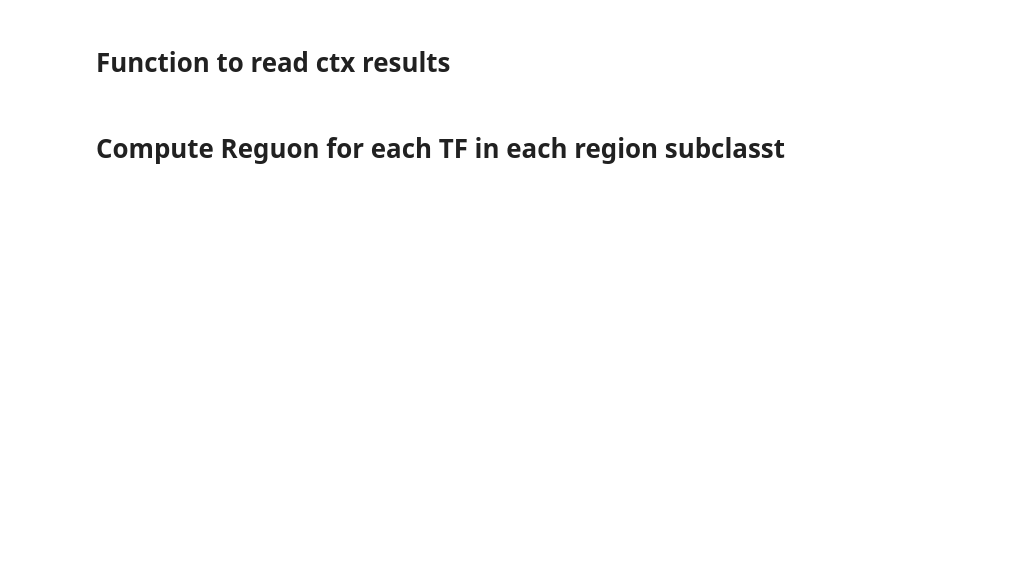
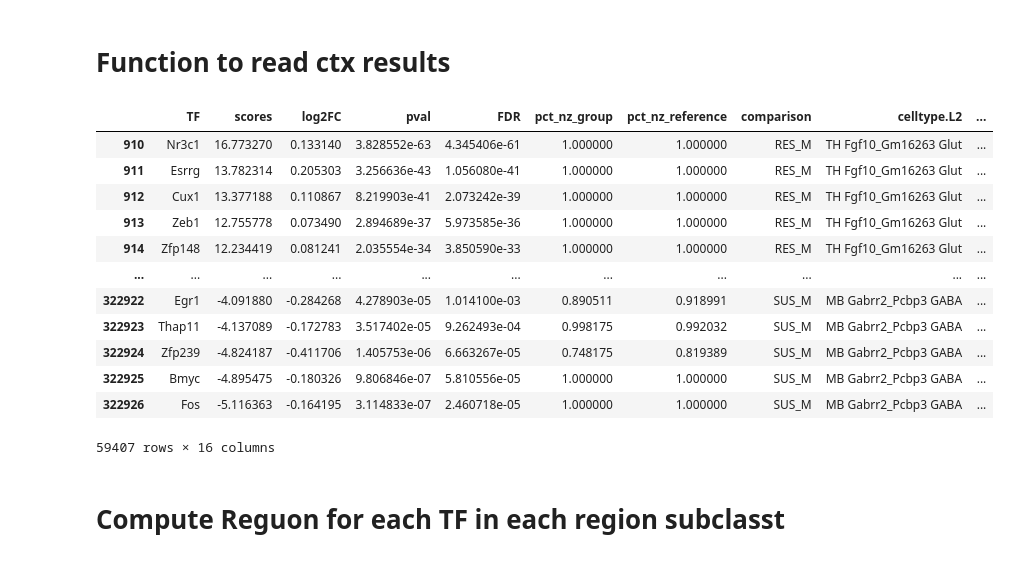
Before and after one commit to juychen/scmmd, a Jupyter notebook: 16snscenicAUC.ipynb, the cells around one changed output. Drawn from its saved outputs; the diff is of its cells as text; code cells hidden in the pictures; blank space fills up the shorter version.

```diff
--- a/16snscenicAUC.ipynb
+++ b/16snscenicAUC.ipynb
@@ -541,4 +580,20 @@ df_all['TF'] = df_all['TF'].str.replace("(+)", '', regex=False)
 df_all_sig = df_all[df_all['FDR'] < 0.05].copy()
 df_all_sig = df_all[df_all['FDR']<0.05].copy()
 df_sig_TF = df_all_sig[['TF','fname']]
+# %%
+df_all
+# %% [output]
+|  | TF | scores | log2FC | pval | FDR | pct_nz_group | pct_nz_reference | comparison | celltype.L2 | ... |
+| 910 | Nr3c1 | 16.773270 | 0.133140 | 3.828552e-63 | 4.345406e-61 | 1.000000 | 1.000000 | RES_M | TH Fgf10_Gm16263 Glut | ... |
+| 911 | Esrrg | 13.782314 | 0.205303 | 3.256636e-43 | 1.056080e-41 | 1.000000 | 1.000000 | RES_M | TH Fgf10_Gm16263 Glut | ... |
+| 912 | Cux1 | 13.377188 | 0.110867 | 8.219903e-41 | 2.073242e-39 | 1.000000 | 1.000000 | RES_M | TH Fgf10_Gm16263 Glut | ... |
+| 913 | Zeb1 | 12.755778 | 0.073490 | 2.894689e-37 | 5.973585e-36 | 1.000000 | 1.000000 | RES_M | TH Fgf10_Gm16263 Glut | ... |
+| 914 | Zfp148 | 12.234419 | 0.081241 | 2.035554e-34 | 3.850590e-33 | 1.000000 | 1.000000 | RES_M | TH Fgf10_Gm16263 Glut | ... |
+| ... | ... | ... | ... | ... | ... | ... | ... | ... | ... | ... |
+| 322922 | Egr1 | -4.091880 | -0.284268 | 4.278903e-05 | 1.014100e-03 | 0.890511 | 0.918991 | SUS_M | MB Gabrr2_Pcbp3 GABA | ... |
+| 322923 | Thap11 | -4.137089 | -0.172783 | 3.517402e-05 | 9.262493e-04 | 0.998175 | 0.992032 | SUS_M | MB Gabrr2_Pcbp3 GABA | ... |
+| 322924 | Zfp239 | -4.824187 | -0.411706 | 1.405753e-06 | 6.663267e-05 | 0.748175 | 0.819389 | SUS_M | MB Gabrr2_Pcbp3 GABA | ... |
+| 322925 | Bmyc | -4.895475 | -0.180326 | 9.806846e-07 | 5.810556e-05 | 1.000000 | 1.000000 | SUS_M | MB Gabrr2_Pcbp3 GABA | ... |
+| 322926 | Fos | -5.116363 | -0.164195 | 3.114833e-07 | 2.460718e-05 | 1.000000 | 1.000000 | SUS_M | MB Gabrr2_Pcbp3 GABA | ... |
+59407 rows × 16 columns
 # %%
```
Also changed, not shown: parts of 87 cells of this notebook, 1 other file.
